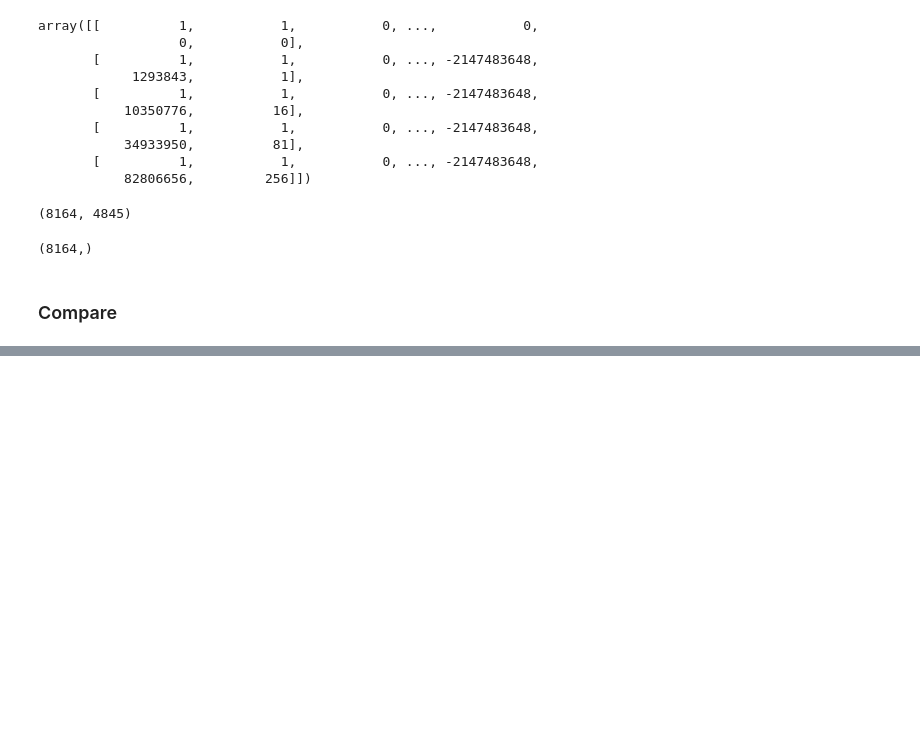
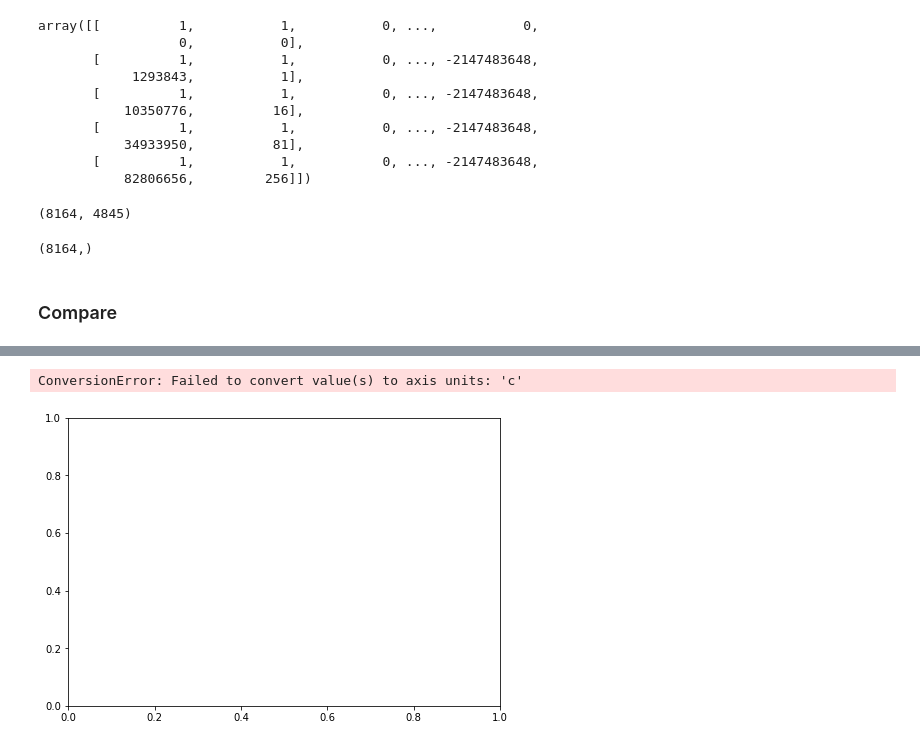
Before and after one commit to AnaHum/Linear_Regression, a Jupyter notebook: Project-linear-regression.ipynb, the cells around one changed output, grey strips where cells are left out. Cells and saved outputs as stored; diff of their text form; code cells hidden in the pictures; blank space fills up the shorter version.

```diff
--- a/Project-linear-regression.ipynb
+++ b/Project-linear-regression.ipynb
@@ -778,6 +796,11 @@ m_lasso.coef_ #Linear Regression coefficients WITH Lasso Regularization.
 # %%
-plt.plot(X_train, ypred, 'c')
-plt.plot(X_train, ypred_ridge, 'y')
-plt.plot(X_train, ypred_lasso,'r')
+fig = plt.figure()
+ax = fig.add_axes([0,0,1,1])
+ax.bar(X_train, ypred, 'c')
+ax.bar(X_train, ypred_ridge, 'y')
+ax.bar(X_train, ypred_lasso,'r')
 
 plt.show()
+# %% [output]
+ConversionError: Failed to convert value(s) to axis units: 'c'
+[figure, added]
```
Also changed, not shown: parts of 5 cells of this notebook.
